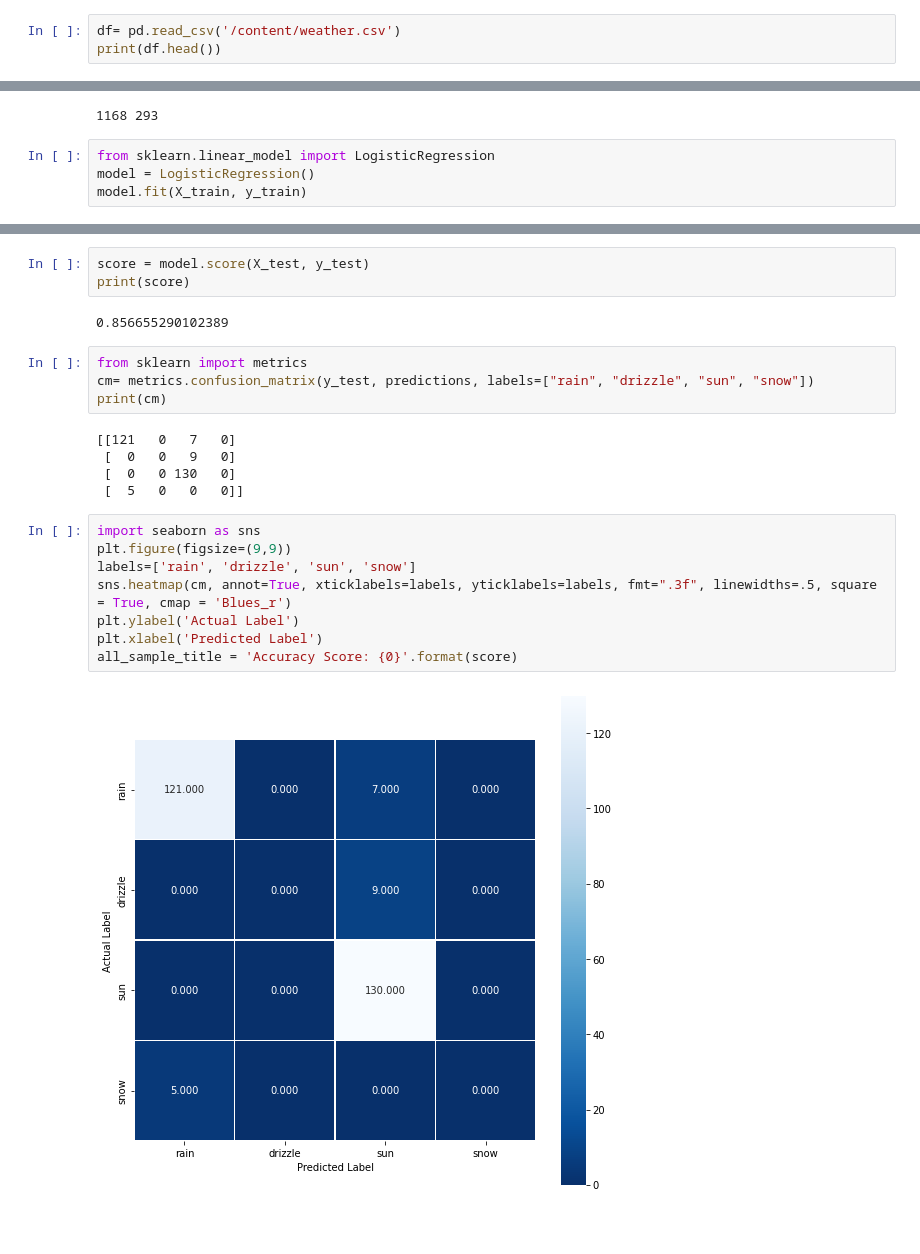
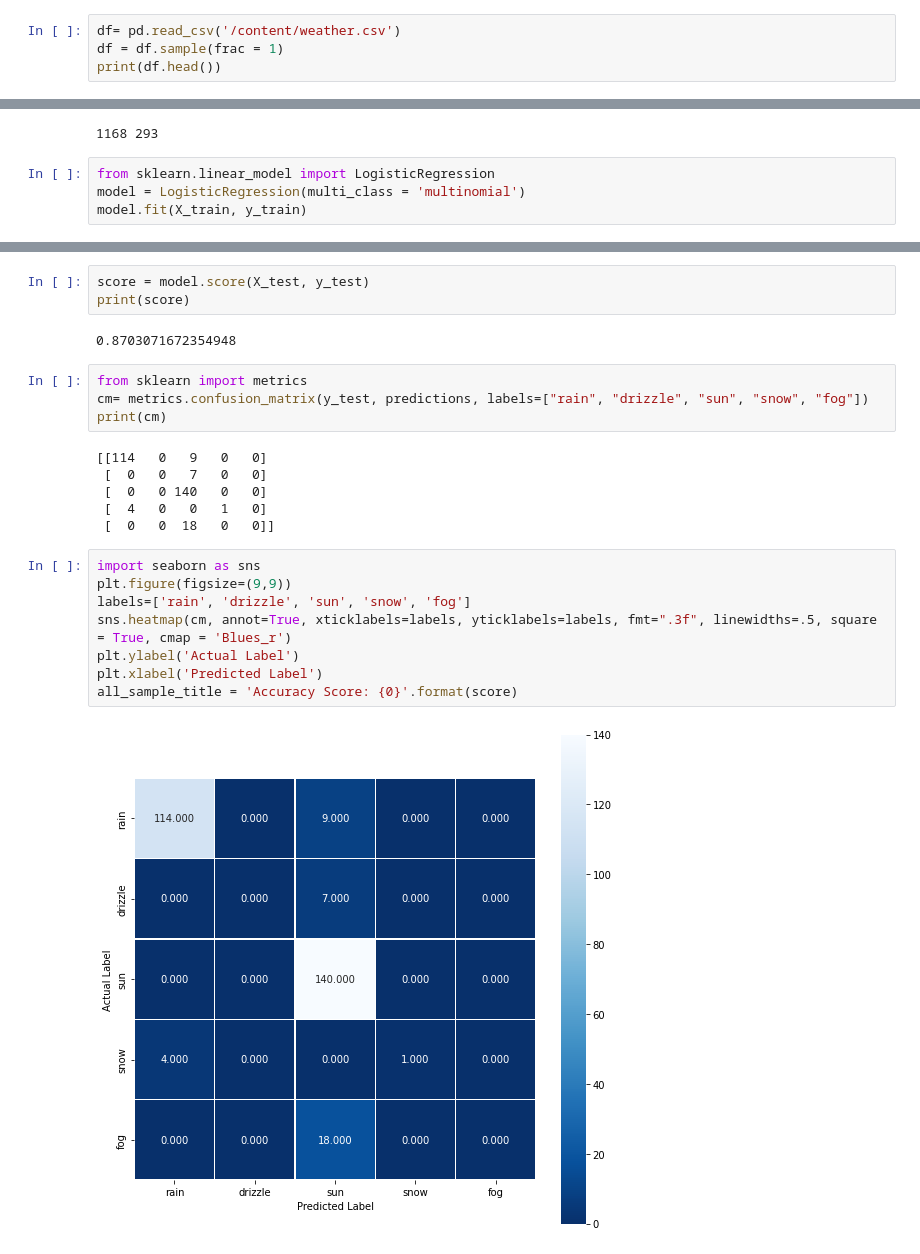
Before and after one commit to shahdhruv29/woc5.0-ml-weather-prediction-case-study-dhruvshah29, a Jupyter notebook: Checkpoint5_Woc5_0_MidEval.ipynb, the cells around one changed output, grey strips where cells are left out. Cells and saved outputs as stored; diff of their text form; blank space fills up the shorter version.

```diff
--- a/Checkpoint5_Woc5_0_MidEval.ipynb
+++ b/Checkpoint5_Woc5_0_MidEval.ipynb
@@ -6,5 +6,6 @@ import numpy as np
 import matplotlib.pyplot as plt
 # %%
 df= pd.read_csv('/content/weather.csv')
+df = df.sample(frac = 1)
 print(df.head())
 # %% [output]
@@ -70,7 +99,7 @@ print(len(X_train), len(X_test))
 1168 293
 # %%
 from sklearn.linear_model import LogisticRegression
-model = LogisticRegression()
+model = LogisticRegression(multi_class = 'multinomial')
 model.fit(X_train, y_train)
 # %% [output]
 STOP: TOTAL NO. of ITERATIONS REACHED LIMIT.
@@ -104,23 +149,24 @@ Name: weather, dtype: object
 score = model.score(X_test, y_test)
 print(score)
 # %% [output]
-0.856655290102389
+0.8703071672354948
 # %%
 from sklearn import metrics
-cm= metrics.confusion_matrix(y_test, predictions, labels=["rain", "drizzle", "sun", "snow"])
+cm= metrics.confusion_matrix(y_test, predictions, labels=["rain", "drizzle", "sun", "snow", "fog"])
 print(cm)
 # %% [output]
-[[121   0   7   0]
- [  0   0   9   0]
- [  0   0 130   0]
- [  5   0   0   0]]
+[[114   0   9   0   0]
+ [  0   0   7   0   0]
+ [  0   0 140   0   0]
+ [  4   0   0   1   0]
+ [  0   0  18   0   0]]
 # %%
 import seaborn as sns
 plt.figure(figsize=(9,9))
-labels=['rain', 'drizzle', 'sun', 'snow']
+labels=['rain', 'drizzle', 'sun', 'snow', 'fog']
 sns.heatmap(cm, annot=True, xticklabels=labels, yticklabels=labels, fmt=".3f", linewidths=.5, square = True, cmap = 'Blues_r')
 plt.ylabel('Actual Label')
 plt.xlabel('Predicted Label')
 all_sample_title = 'Accuracy Score: {0}'.format(score)
 # %% [output]
-[figure, old version]
+[figure, new version]
```
Also changed, not shown: parts of 10 cells of this notebook.
